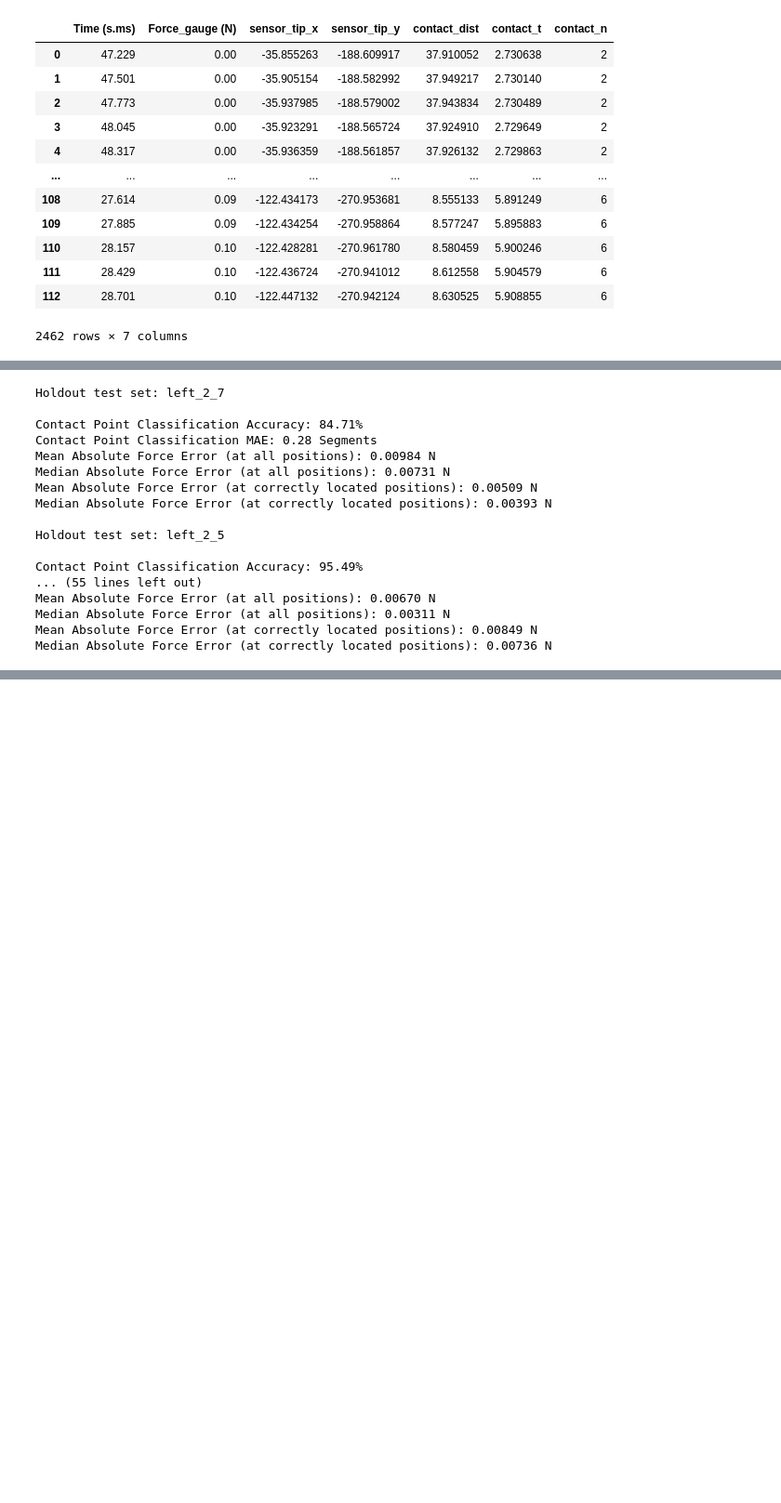
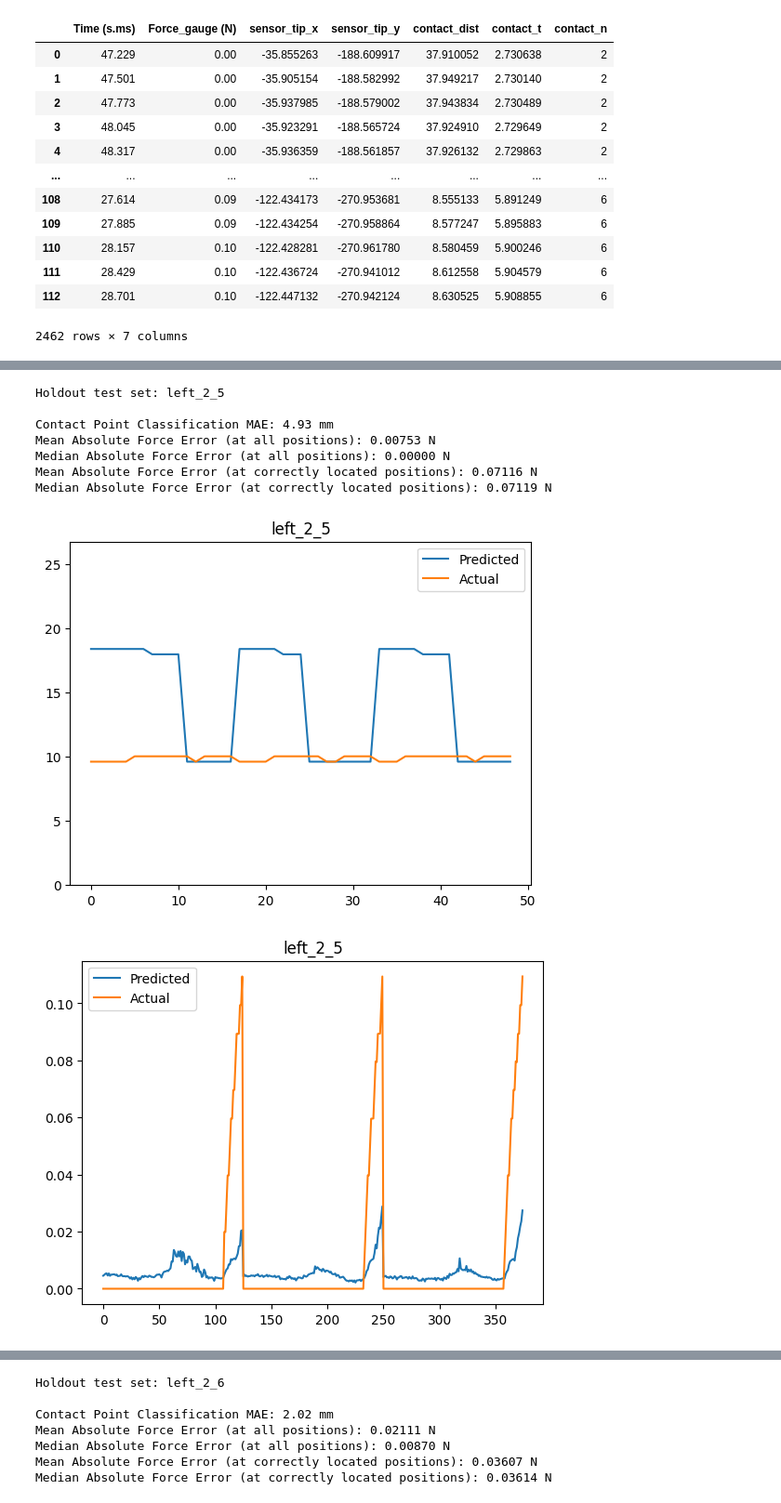
Before and after one commit to Jskacines/strain_learning, a Jupyter notebook: vicon_CNN.ipynb, the cells around one changed output, grey strips where cells are left out. Shown at 93% size. Saved outputs shown, nothing was run; the diff lists cells and outputs as text; code cells hidden in the pictures; blank space fills up the shorter version.

```diff
--- a/vicon_CNN.ipynb
+++ b/vicon_CNN.ipynb
@@ -454,5 +506,8 @@ Best validation loss: 0.350927
 # %%
-for id in test_id_names:
+for i, id in enumerate(test_id_names):
+    train_idxs = np.where(cv_split_array != i)[0]
+    test_idxs = np.where(cv_split_array == i)[0]
+    test_ydata = ydata[test_idxs]
     model = model_dict[id]
     dataset = dataset_dict[id]
     # Full predictions
@@ -460,18 +515,18 @@ for id in test_id_names:
     print(f"Holdout test set: {id}")
     print()
     all_predictions = predict(model, dataset, xdata)
-
+    all_predictions = all_predictions[test_idxs]
     # Find predicted contact points
-    max_vals = np.max(ydata, axis=1)
-    contact_idxs = max_vals > 0.05
+    max_vals = np.max(test_ydata, axis=1)
+    contact_idxs = max_vals > 0.01
     predicted_contacts = np.argmax(all_predictions, axis=1)
-    actual_contacts = np.argmax(ydata, axis=1)
+    actual_contacts = np.argmax(test_ydata, axis=1)
 
     # Contact point accuracy
-    contact_accuracy = (predicted_contacts[contact_idxs] == actual_contacts[contact_idxs]).mean()
-    contact_mae = np.abs(predicted_contacts[contact_idxs] - actual_contacts[contact_idxs]).mean()
-    print(f"Contact Point Classification Accuracy: {contact_accuracy*100:.2f}%")
-    print(f"Contact Point Classification MAE: {contact_mae:.2f} Segments")
+    # contact_accuracy = (predicted_contacts[contact_idxs] == actual_contacts[contact_idxs]).mean()
+    contact_mae = np.abs(predicted_contacts[contact_idxs] - actual_contacts[contact_idxs]).mean()/num_outputs*sensor_length
+    # print(f"Contact Point Classification Accuracy: {contact_accuracy*100:.2f}% of {len(predicted_contacts[contact_idxs])}")
+    print(f"Contact Point Classification MAE: {contact_mae:.2f} mm")
     # plt.hist(predicted_contacts,bins=7,color='red',alpha=0.5,label="Predicted")
     # plt.hist(actual_contacts,bins=7,color='blue',alpha=0.5,label="Actual")
     # plt.xlabel("Contact Segment")
@@ -479,47 +534,58 @@ for id in test_id_names:
     # plt.legend()
     # plt.show()
 
     force_errors = []
     for i in range(len(all_predictions)):
-        actual_force = ydata[i, actual_contacts[i]]
+        actual_force = test_ydata[i, actual_contacts[i]]
         pred_force = all_predictions[i, actual_contacts[i]]
         # if actual_force != 0:  # Only evaluate non-zero forces
         force_errors.append(abs(actual_force - pred_force))
 
     if force_errors:
         mean_force_error = np.mean(force_errors)
         median_force_error = np.median(force_errors)
         print(f"Mean Absolute Force Error (at all positions): {mean_force_error:.5f} N")
         print(f"Median Absolute Force Error (at all positions): {median_force_error:.5f} N")
 
     correct_predictions = predicted_contacts == actual_contacts
     classified_force_errors = []
     for i in np.where(correct_predictions)[0]:
-        actual_force = ydata[i, actual_contacts[i]]
+        actual_force = test_ydata[i, actual_contacts[i]]
         pred_force = all_predictions[i, actual_contacts[i]]
         if actual_force != 0:
             classified_force_errors.append(abs(actual_force - pred_force))
 
     if classified_force_errors:
         mean_force_error = np.mean(classified_force_errors)
         median_force_error = np.median(classified_force_errors)
         print(f"Mean Absolute Force Error (at correctly located positions): {mean_force_error:.5f} N")
         print(f"Median Absolute Force Error (at correctly located positions): {median_force_error:.5f} N")
+
+    plt.plot((predicted_contacts[contact_idxs]/num_outputs)*sensor_length,label="Predicted")
+    plt.plot((actual_contacts[contact_idxs]/num_outputs)*sensor_length,label="Actual")
+    plt.ylim(0, sensor_length)
+    plt.title(id)
+    plt.legend()
+    plt.show()
+
+    plt.plot(np.max(all_predictions, axis=1),label="Predicted")
+    plt.plot(np.max(test_ydata, axis=1),label="Actual")
+    plt.title(id)
+    plt.legend()
+    plt.show()
+
+    plt.plot(np.mean(all_predictions, axis=0),label="Predicted")
+    plt.plot(np.mean(test_ydata, axis=0),label="Actual")
+    plt.title(id)
+    plt.legend()
+    plt.show()
 # %% [output]
-Holdout test set: left_2_7
-
-Contact Point Classification Accuracy: 84.71%
-Contact Point Classification MAE: 0.28 Segments
-Mean Absolute Force Error (at all positions): 0.00984 N
-Median Absolute Force Error (at all positions): 0.00731 N
-Mean Absolute Force Error (at correctly located positions): 0.00509 N
-Median Absolute Force Error (at correctly located positions): 0.00393 N
-
 Holdout test set: left_2_5
 
-Contact Point Classification Accuracy: 95.49%
-... (55 lines left out)
-Mean Absolute Force Error (at all positions): 0.00670 N
-Median Absolute Force Error (at all positions): 0.00311 N
-Mean Absolute Force Error (at correctly located positions): 0.00849 N
-Median Absolute Force Error (at correctly located positions): 0.00736 N
+Contact Point Classification MAE: 4.93 mm
+Mean Absolute Force Error (at all positions): 0.00753 N
+Median Absolute Force Error (at all positions): 0.00000 N
+Mean Absolute Force Error (at correctly located positions): 0.07116 N
+Median Absolute Force Error (at correctly located positions): 0.07119 N
+[figure, added]
+[figure, added]
@@ -525,0 +593,7 @@ Median Absolute Force Error (at correctly located positions): 0.00736 N
+Holdout test set: left_2_6
+
+Contact Point Classification MAE: 2.02 mm
+Mean Absolute Force Error (at all positions): 0.02111 N
+Median Absolute Force Error (at all positions): 0.00870 N
+Mean Absolute Force Error (at correctly located positions): 0.03607 N
+Median Absolute Force Error (at correctly located positions): 0.03614 N
```
Also changed, not shown: parts of 8 cells of this notebook, 1 other file.
